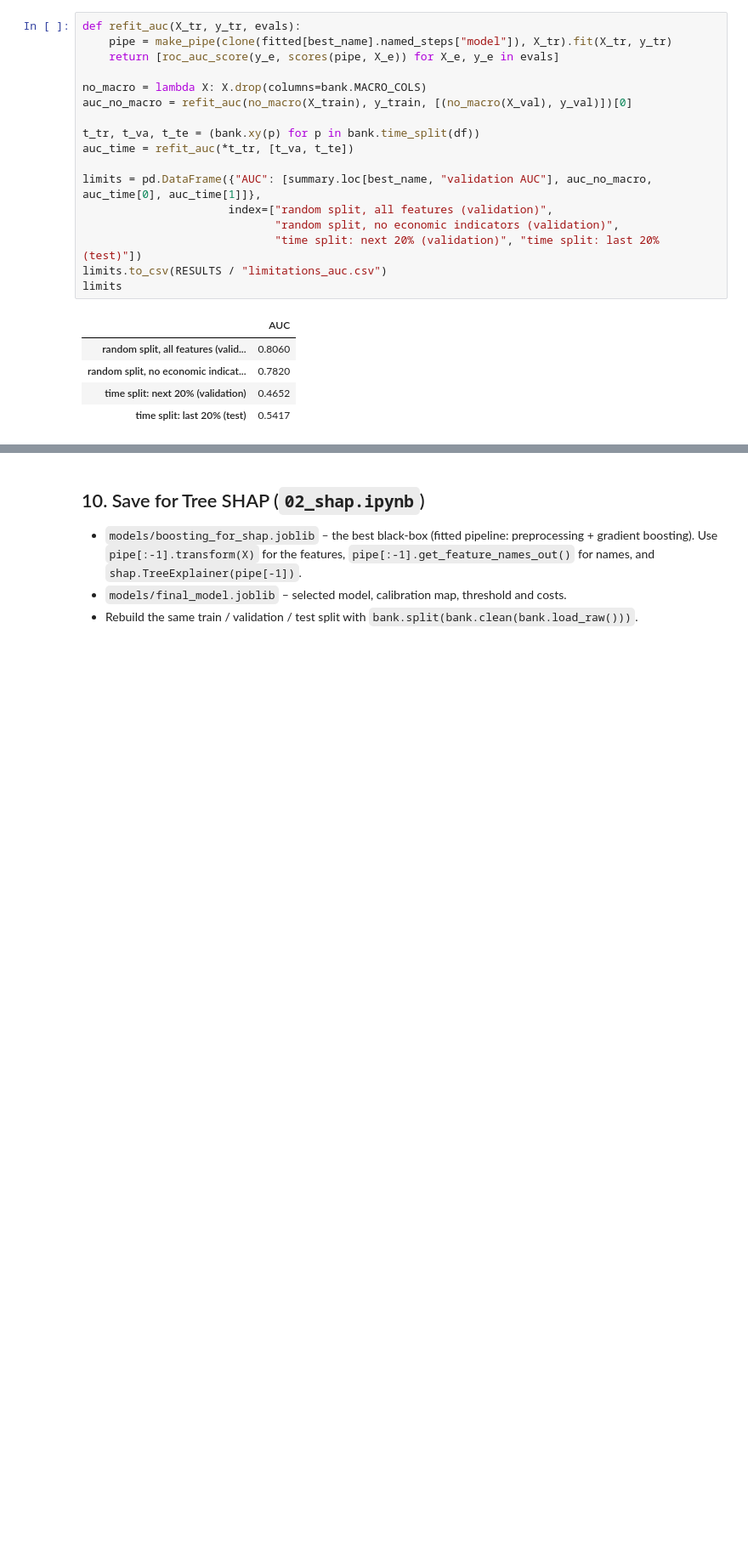
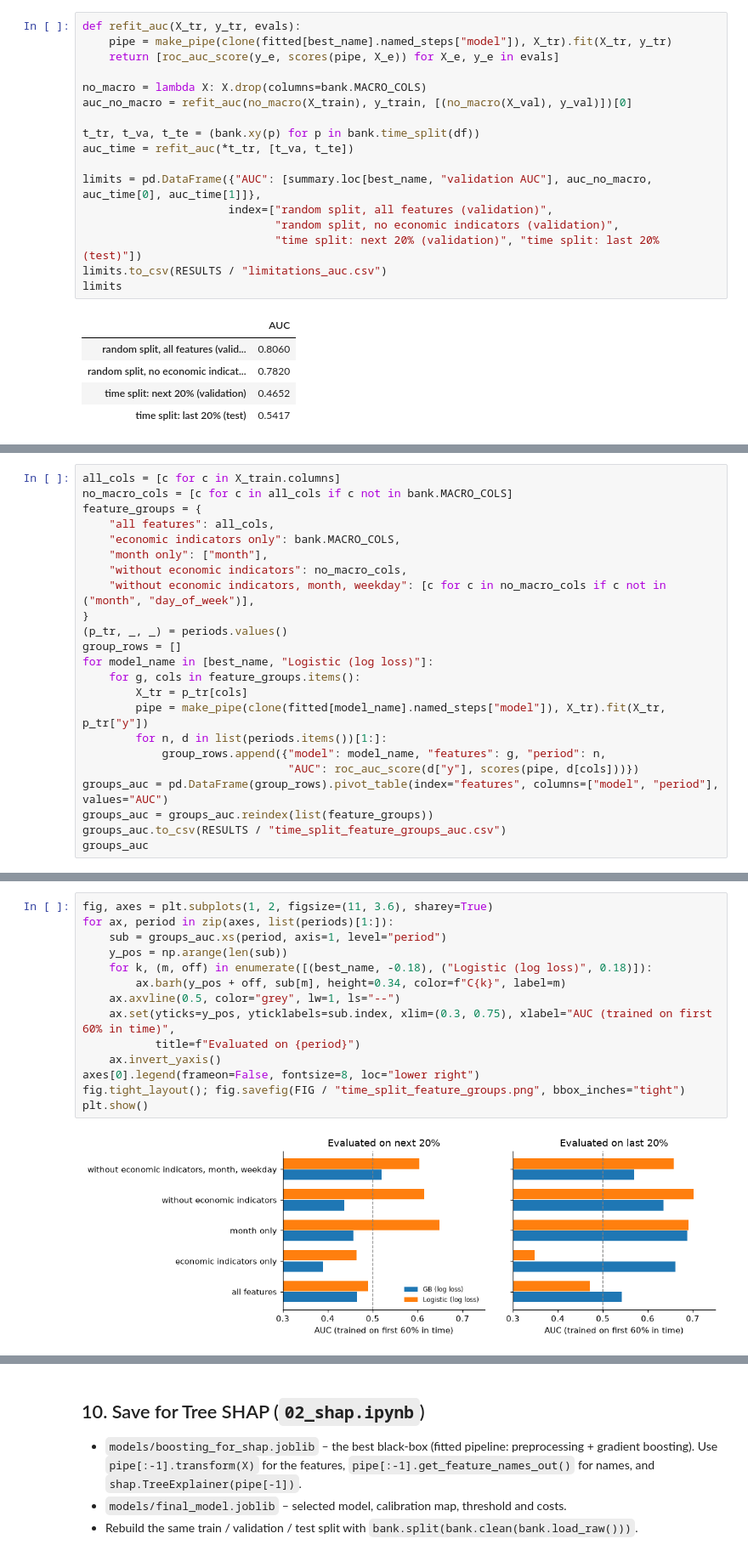
Before and after one commit to ttawmo/Bank-Marketing-Project-2, a Jupyter notebook: notebooks/01_models_and_threshold.ipynb, the cells around one changed output, grey strips where cells are left out. Shown at 85% size. Cells and saved outputs as stored; diff of their text form; blank space fills up the shorter version.

```diff
--- a/notebooks/01_models_and_threshold.ipynb
+++ b/notebooks/01_models_and_threshold.ipynb
@@ -451,0 +504,23 @@ limits
+# %%
+all_cols = [c for c in X_train.columns]
+no_macro_cols = [c for c in all_cols if c not in bank.MACRO_COLS]
+feature_groups = {
+    "all features": all_cols,
+    "economic indicators only": bank.MACRO_COLS,
+    "month only": ["month"],
+    "without economic indicators": no_macro_cols,
+    "without economic indicators, month, weekday": [c for c in no_macro_cols if c not in ("month", "day_of_week")],
+}
+(p_tr, _, _) = periods.values()
+group_rows = []
+for model_name in [best_name, "Logistic (log loss)"]:
+    for g, cols in feature_groups.items():
+        X_tr = p_tr[cols]
+        pipe = make_pipe(clone(fitted[model_name].named_steps["model"]), X_tr).fit(X_tr, p_tr["y"])
+        for n, d in list(periods.items())[1:]:
+            group_rows.append({"model": model_name, "features": g, "period": n,
+                               "AUC": roc_auc_score(d["y"], scores(pipe, d[cols]))})
+groups_auc = pd.DataFrame(group_rows).pivot_table(index="features", columns=["model", "period"], values="AUC")
+groups_auc = groups_auc.reindex(list(feature_groups))
+groups_auc.to_csv(RESULTS / "time_split_feature_groups_auc.csv")
+groups_auc
@@ -451,0 +536,16 @@ limits
+# %%
+fig, axes = plt.subplots(1, 2, figsize=(11, 3.6), sharey=True)
+for ax, period in zip(axes, list(periods)[1:]):
+    sub = groups_auc.xs(period, axis=1, level="period")
+    y_pos = np.arange(len(sub))
+    for k, (m, off) in enumerate([(best_name, -0.18), ("Logistic (log loss)", 0.18)]):
+        ax.barh(y_pos + off, sub[m], height=0.34, color=f"C{k}", label=m)
+    ax.axvline(0.5, color="grey", lw=1, ls="--")
+    ax.set(yticks=y_pos, yticklabels=sub.index, xlim=(0.3, 0.75), xlabel="AUC (trained on first 60% in time)",
+           title=f"Evaluated on {period}")
+    ax.invert_yaxis()
+axes[0].legend(frameon=False, fontsize=8, loc="lower right")
+fig.tight_layout(); fig.savefig(FIG / "time_split_feature_groups.png", bbox_inches="tight")
+plt.show()
+# %% [output]
+[figure, added]
```
Also changed, not shown: parts of 6 cells of this notebook, 6 other files.
